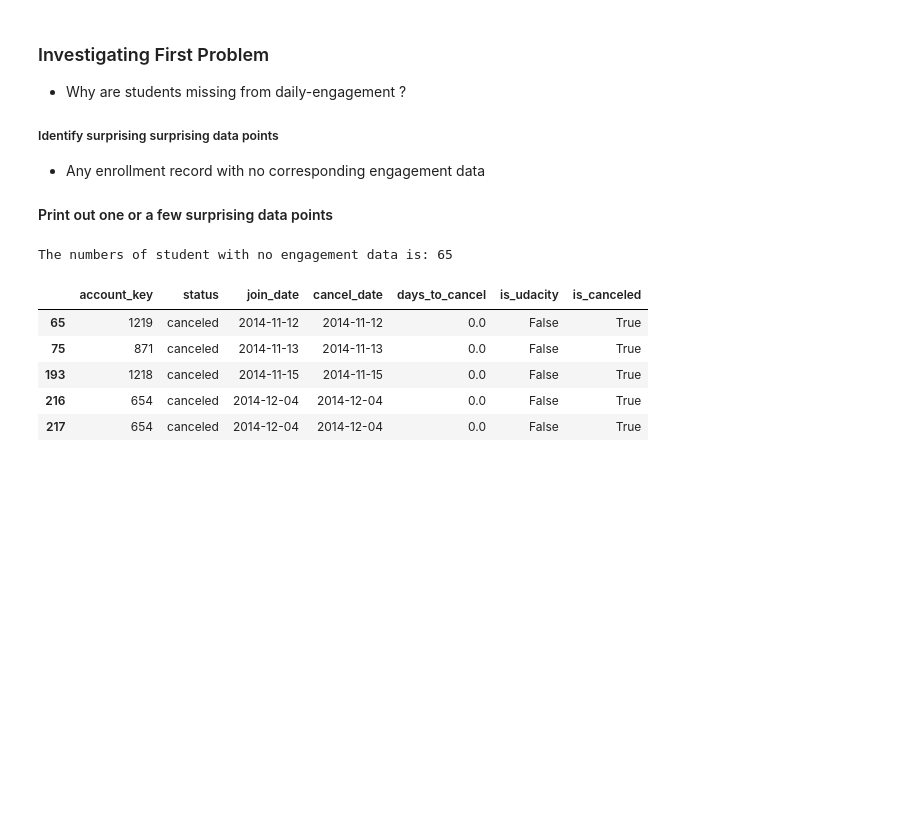
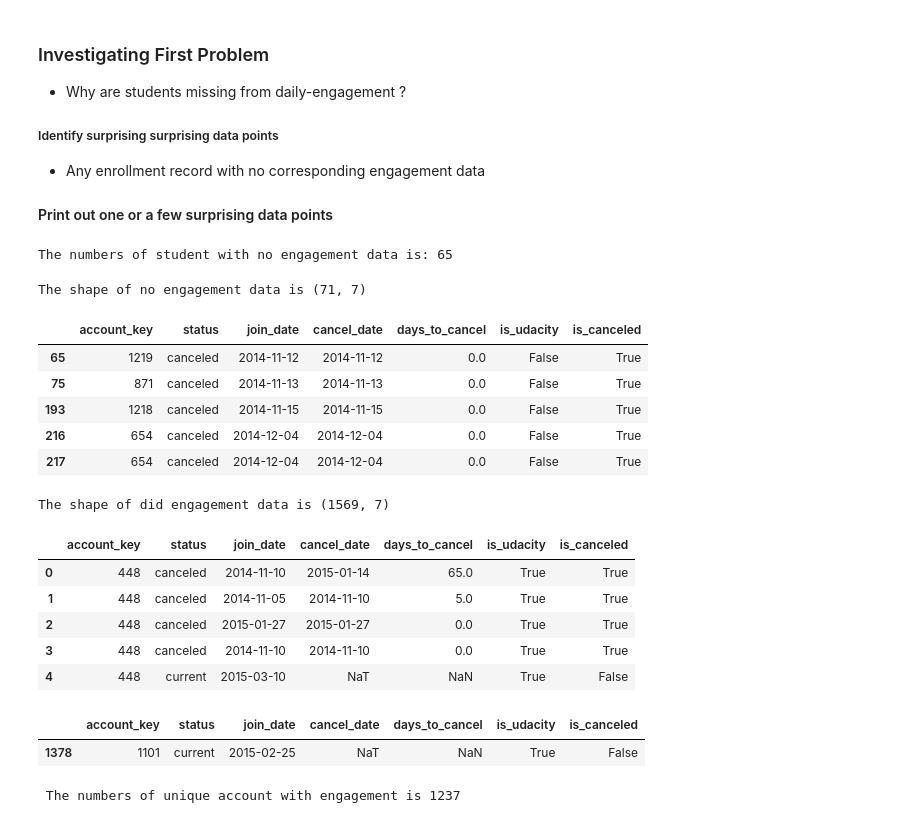
Before and after one commit to endiesworld/udacity_data_analysis, a Jupyter notebook: Untitled.ipynb, the cells around one changed output. Cells and saved outputs as stored; diff of their text form; code cells hidden in the pictures; blank space fills up the shorter version.

Commit message:
viewed the numbers of student with engagement

```diff
--- a/Untitled.ipynb
+++ b/Untitled.ipynb
@@ -215,12 +242,38 @@ print(f'The numbers of student with no engagement data is: {len(enrolled_not_eng
 The numbers of student with no engagement data is: 65
 # %%
 # no engagement student data
-no_engament_data = enrollments[enrollments['account_key'].isin(enrolled_not_engaged_student)]
-no_engament_data.head()
+no_engagement_data = enrollments[enrollments['account_key'].isin(enrolled_not_engaged_student)]
+print(f'The shape of no engagement data is {no_engagement_data.shape}')
+no_engagement_data.head()
 # %% [output]
+The shape of no engagement data is (71, 7)
 |  | account_key | status | join_date | cancel_date | days_to_cancel | is_udacity | is_canceled |
 | 65 | 1219 | canceled | 2014-11-12 | 2014-11-12 | 0.0 | False | True |
 | 75 | 871 | canceled | 2014-11-13 | 2014-11-13 | 0.0 | False | True |
 | 193 | 1218 | canceled | 2014-11-15 | 2014-11-15 | 0.0 | False | True |
 | 216 | 654 | canceled | 2014-12-04 | 2014-12-04 | 0.0 | False | True |
 | 217 | 654 | canceled | 2014-12-04 | 2014-12-04 | 0.0 | False | True |
+# %%
+# no engagement student data
+did_engagement_data = enrollments[enrollments['account_key'].isin(engaged_student)]
+print(f'The shape of did engagement data is {did_engagement_data.shape}')
+did_engagement_data.head()
+# %% [output]
+The shape of did engagement data is (1569, 7)
+|  | account_key | status | join_date | cancel_date | days_to_cancel | is_udacity | is_canceled |
+| 0 | 448 | canceled | 2014-11-10 | 2015-01-14 | 65.0 | True | True |
+| 1 | 448 | canceled | 2014-11-05 | 2014-11-10 | 5.0 | True | True |
+| 2 | 448 | canceled | 2015-01-27 | 2015-01-27 | 0.0 | True | True |
+| 3 | 448 | canceled | 2014-11-10 | 2014-11-10 | 0.0 | True | True |
+| 4 | 448 | current | 2015-03-10 | NaT | NaN | True | False |
+# %%
+# Student with no angagement but with status not canceled with status
+no_engagement_data[no_engagement_data['status'] != 'canceled'].head()
+# %% [output]
+|  | account_key | status | join_date | cancel_date | days_to_cancel | is_udacity | is_canceled |
+| 1378 | 1101 | current | 2015-02-25 | NaT | NaN | True | False |
+# %%
+# Numbers of unique account keys with engagement
+print(f' The numbers of unique account with engagement is {did_engagement_data.account_key.nunique()} ' )
+# %% [output]
+ The numbers of unique account with engagement is 1237
```
Also changed, not shown: parts of 3 cells of this notebook.
